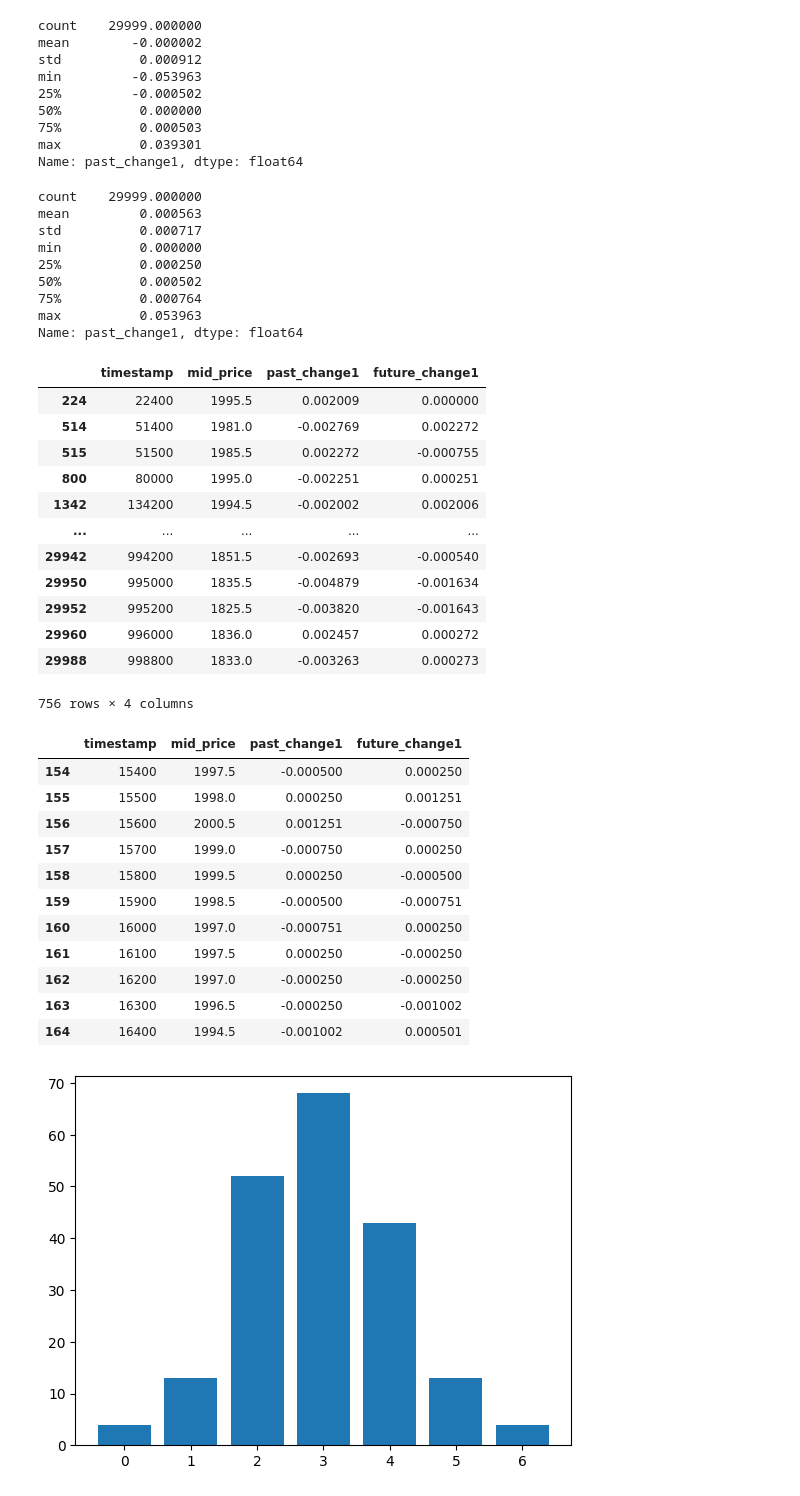
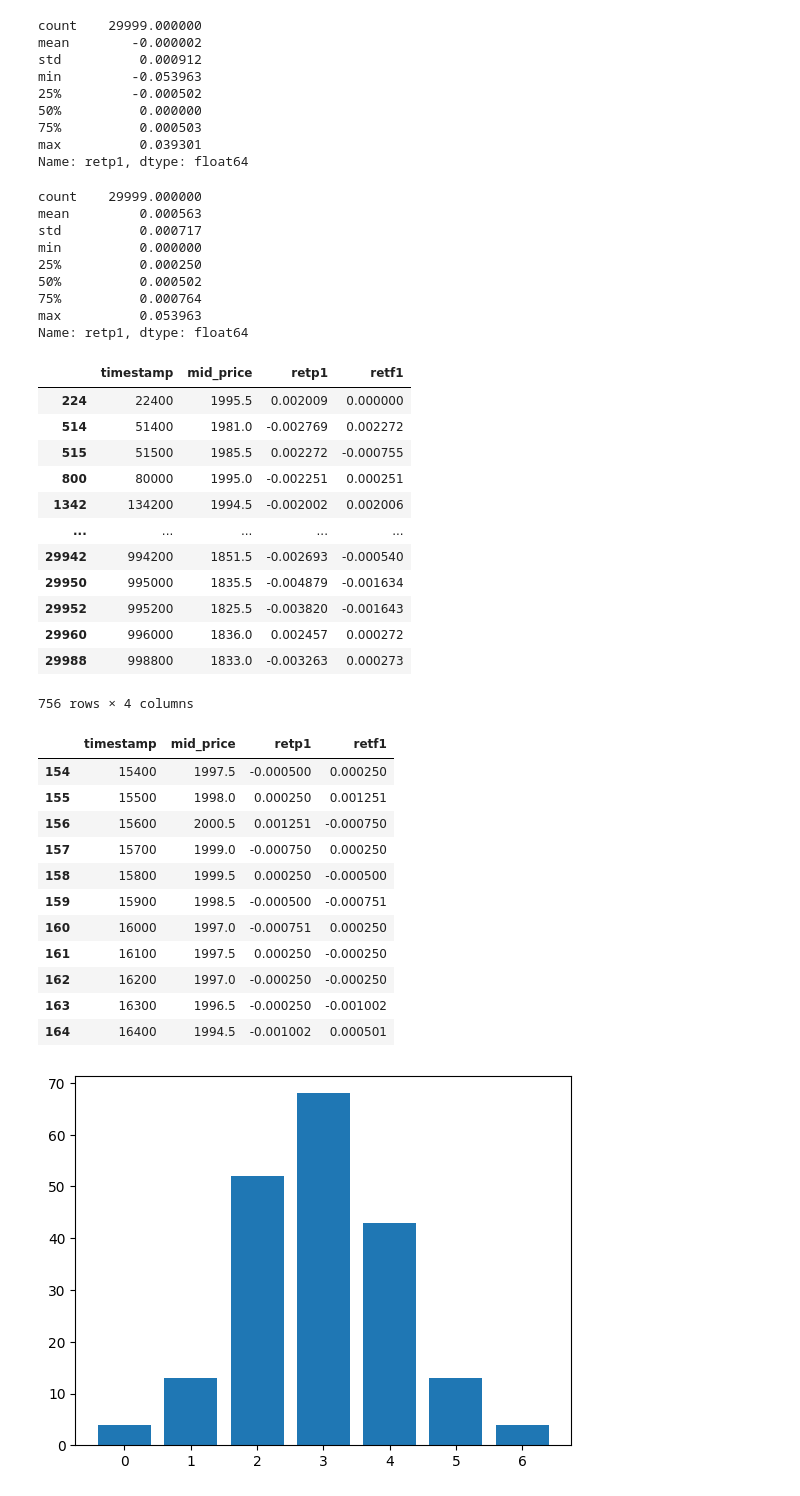
Before and after one commit to kinshu0/prosperity-3, a Jupyter notebook: round1/ink_research_new.ipynb, the cells around one changed output. Saved outputs shown, nothing was run; the diff lists cells and outputs as text; code cells hidden in the pictures.

```diff
--- a/round1/ink_research_new.ipynb
+++ b/round1/ink_research_new.ipynb
@@ -13,10 +13,12 @@ ink = prices[prices["product"] == "SQUID_INK"].reset_index(drop=True).copy()
 return_windows = [1, 2, 5, 10, 15, 20, 30, 50, 100]
 
 for i in return_windows:
-    ink[f'past_change{i}'] = ink['mid_price'] / ink['mid_price'].shift(i) - 1
-    ink[f'future_change{i}'] = ink['mid_price'].shift(-i) / ink['mid_price'] - 1
+    ink[f'retp{i}'] = ink['mid_price'] / ink['mid_price'].shift(i) - 1
+    ink[f'retf{i}'] = ink['mid_price'].shift(-i) / ink['mid_price'] - 1
+    ink[f'absp{i}'] = ink['mid_price'] - ink['mid_price'].shift(i)
+    ink[f'absf{i}'] = ink['mid_price'].shift(-i) - ink['mid_price']
 # %%
-ink['past_change1'].describe()
+ink['retp1'].describe()
 # %% [output]
 count    29999.000000
 mean        -0.000002
@@ -26,9 +28,9 @@ min         -0.053963
 50%          0.000000
 75%          0.000503
 max          0.039301
-Name: past_change1, dtype: float64
+Name: retp1, dtype: float64
 # %%
-ink['past_change1'].abs().describe()
+ink['retp1'].abs().describe()
 # %% [output]
 count    29999.000000
 mean         0.000563
@@ -38,16 +40,16 @@ min          0.000000
 50%          0.000502
 75%          0.000764
 max          0.053963
-Name: past_change1, dtype: float64
+Name: retp1, dtype: float64
 # %%
 ink.columns
-cols = ['timestamp', 'mid_price', 'past_change1', 'future_change1']
+cols = ['timestamp', 'mid_price', 'retp1', 'retf1']
 # %%
 top_thresh = 0.002
 
-ink[ink['past_change1'].abs() > top_thresh][cols]
+ink[ink['retp1'].abs() > top_thresh][cols]
 # %% [output]
-|  | timestamp | mid_price | past_change1 | future_change1 |
+|  | timestamp | mid_price | retp1 | retf1 |
 | 224 | 22400 | 1995.5 | 0.002009 | 0.000000 |
 | 514 | 51400 | 1981.0 | -0.002769 | 0.002272 |
 | 515 | 51500 | 1985.5 | 0.002272 | -0.000755 |
@@ -66,7 +68,7 @@ forward_lookup_size = 10
 
 ink.loc[big_change_idx:big_change_idx+forward_lookup_size][cols]
 # %% [output]
-|  | timestamp | mid_price | past_change1 | future_change1 |
+|  | timestamp | mid_price | retp1 | retf1 |
 | 154 | 15400 | 1997.5 | -0.000500 | 0.000250 |
 | 155 | 15500 | 1998.0 | 0.000250 | 0.001251 |
 | 156 | 15600 | 2000.5 | 0.001251 | -0.000750 |
```
Also changed, not shown: parts of 4 cells of this notebook, 2 other files.
